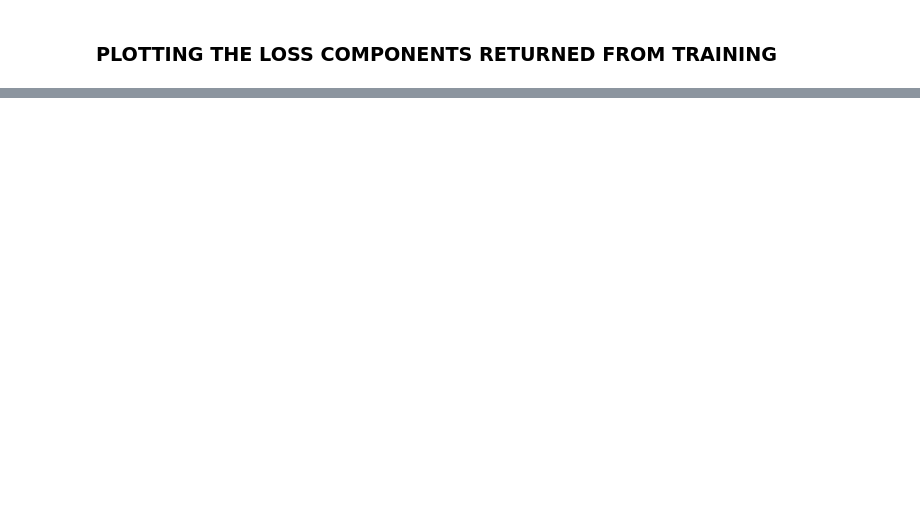
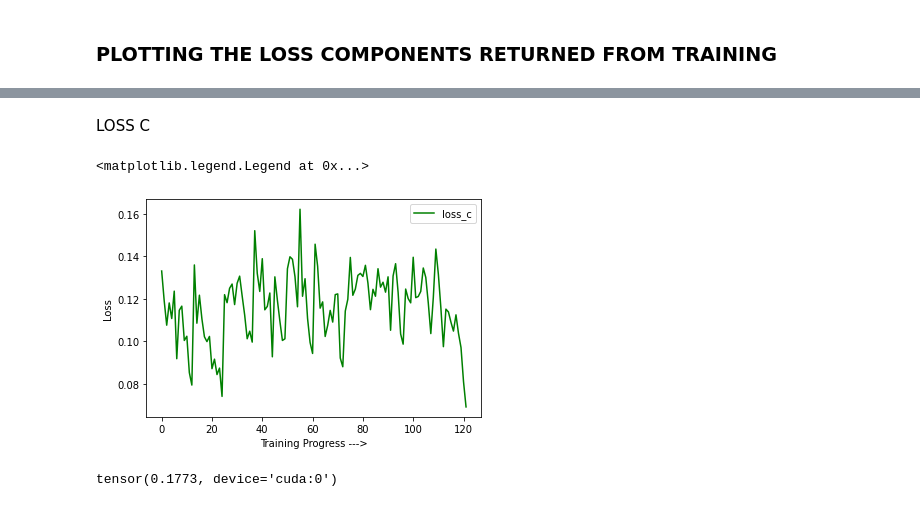
Before and after one commit to pyrated03/IISc-Coding-Test, a Jupyter notebook: PACS_Domain_Generalization(IISc_Coding_Test)_Adarsh_Subramanian.ipynb, the cells around one changed output, grey strips where cells are left out. Cells and saved outputs as stored; diff of their text form; code cells hidden in the pictures; blank space fills up the shorter version.

```diff
--- a/PACS_Domain_Generalization(IISc_Coding_Test)_Adarsh_Subramanian.ipynb
+++ b/PACS_Domain_Generalization(IISc_Coding_Test)_Adarsh_Subramanian.ipynb
@@ -397,0 +748,35 @@ plt.legend()
+# %% [markdown]
+LOSS C
+# %%
+lin_c = np.linspace(0, (len(loss_b_array)-1),122)
+c_new_array = []
+# print(loss_a_array[0])
+for i in lin_c:
+    # print(loss_a_array[int(i)])
+    c_new_array.append(loss_c_array[int(i)])
+
+plt.plot(c_new_array,color = 'g', label = 'loss_c')
+# plt.plot(loss_b_array,color = 'b', label = 'loss_b')
+# plt.plot(loss_c_array,color = 'g', label = 'loss_c')
+plt.xlabel("Training Progress --->")
+plt.ylabel("Loss")
+plt.legend()
+# plt.savefig("gdrive/My Drive/IISc Coding Test/Loss_a_component(96.03).jpg")
+# %% [output]
+<matplotlib.legend.Legend at 0x...>
+[figure, added]
+# %%
+running_corrects_test = 0
+phase = "test"
+for input_test_final, label_test_final in test_ds:
+    input_test_final = input_test_final.float().to(device)
+    label_test_final = label_test_final.to(device)
+    # print("validation:",iter_valid)
+    outputs_test_final = model(input_test_final)
+    _, preds_test_final = torch.max(outputs_test_final, 1)
+    running_corrects_test += torch.sum(preds_test_final == label_test_final)
+
+epoch_acc_test = running_corrects_test*1.0 / dataset_sizes[phase]
+print(epoch_acc_test)
+# %% [output]
+tensor(0.1773, device='cuda:0')
```
Also changed, not shown: parts of 25 cells of this notebook.
